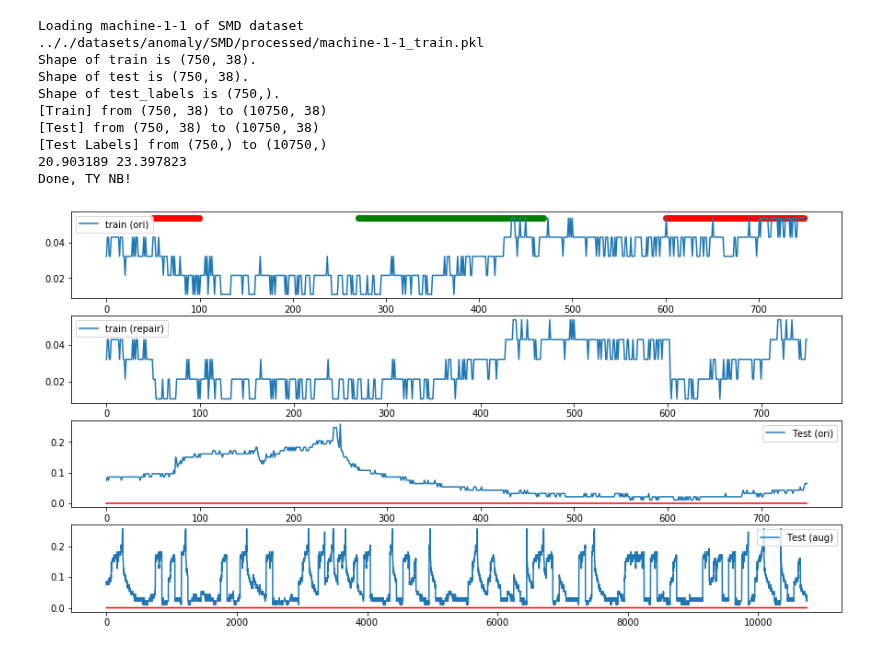
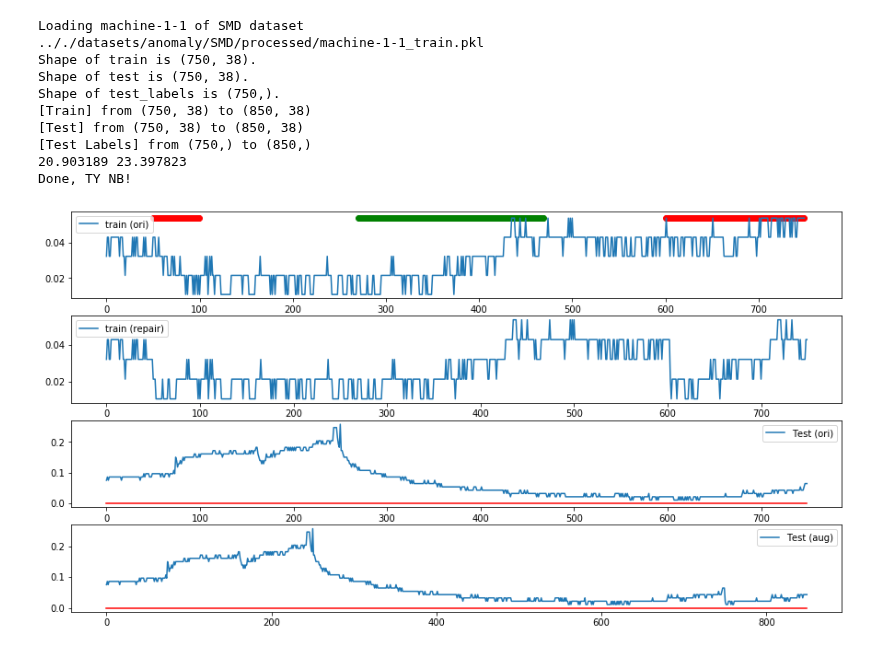
Before and after one commit to JinYang88/TS-anomaly, a Jupyter notebook: notebooks/data_aug.ipynb, the cells around one changed output. Saved outputs shown, nothing was run; the diff lists cells and outputs as text; code cells hidden in the pictures.

```diff
--- a/notebooks/data_aug.ipynb
+++ b/notebooks/data_aug.ipynb
@@ -17,7 +17,7 @@ anomaly_range = {"machine-1-1": [[50, 100], [850, 1000], [600, 800]]}
 
 dataset = "SMD"  # modify this to HUAWEI
 repeat_pattern_len = 100
-repeat_num = 100
+repeat_num = 1
 
 plot_figure=True
 
@@ -83,34 +83,37 @@ for subdataset in subdatasets[dataset]:
         ax[2].plot(data_dict["test"][:, dim], label="Test (ori)")
         ax[2].plot(data_dict["test_labels"]*max(data_dict["test"][:, dim]), c="r")
         ax[2].legend()
         ax[3].plot(test_aug[:, dim], label="Test (aug)")
         ax[3].plot(test_labels_aug*max(test_aug[:, dim]), c="r")
         ax[3].legend()
         print(modified[:, dim].sum(), original[:, dim].sum())
 
         plot_figure = False # plot only once
 
 
     result = {
         "train": train_aug,
         "test": test_aug,
         "test_labels": test_labels_aug,
     }
 
     for k, v in result.items():
         with open(os.path.join(datapath, f"{subdataset}_{k}.pkl"), "wb") as fw:
             pickle.dump(v, fw)
 
+
+
+
     print("Done, TY NB!")
 # %% [output]
 Loading machine-1-1 of SMD dataset
 .././datasets/anomaly/SMD/processed/machine-1-1_train.pkl
 Shape of train is (750, 38).
 Shape of test is (750, 38).
 Shape of test_labels is (750,).
-[Train] from (750, 38) to (10750, 38)
-[Test] from (750, 38) to (10750, 38)
-[Test Labels] from (750,) to (10750,)
+[Train] from (750, 38) to (850, 38)
+[Test] from (750, 38) to (850, 38)
+[Test Labels] from (750,) to (850,)
 20.903189 23.397823
 Done, TY NB!
-[figure, old version]
+[figure, new version]
```
Also changed, not shown: 3 other files.
